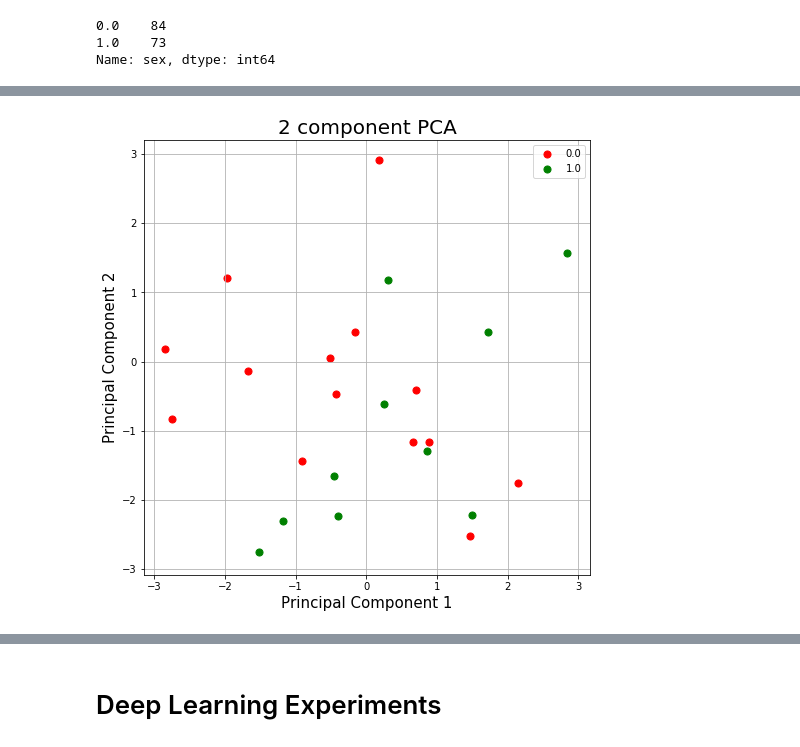
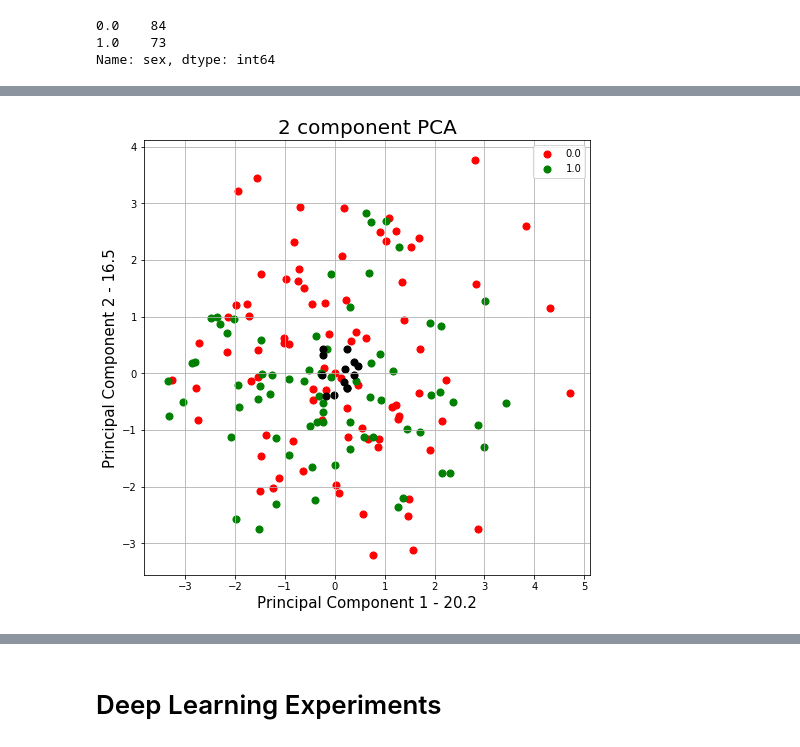
Before and after one commit to liammagee/data-analytics, a Jupyter notebook: ACF.ipynb, the cells around one changed output, grey strips where cells are left out. Saved outputs shown, nothing was run; the diff lists cells and outputs as text; code cells hidden in the pictures.

```diff
--- a/ACF.ipynb
+++ b/ACF.ipynb
@@ -506,7 +486,7 @@ syd = ["2000", "2006", "2007", "2008", "2009", "2010", "2011", "2015", "2016", "
         "2083", "2250", "2251", "2256", "2257", "2258", "2259", "2260", "2261", "2262", "2263", "2775"]
 # %%
 ds_syd = ds.data[ds.data.Q4.isin(syd)]
-ds_syd = ds_syd.assign(Q4 = acf_syd.Q4.astype('int32'))
+ds_syd = ds_syd.assign(Q4 = ds_syd.Q4.astype('int32'))
 # %%
 seifa_syd = seifa[seifa.postcode.isin(map(int, syd))]
 seifa_syd.set_index(seifa_syd.postcode.astype('int32'), drop = True, inplace = True)
@@ -522,6 +502,7 @@ d_syd.set_index(d_syd.POA_CODE16.astype('int32'), drop = True, inplace = True)
 #### Add weighted averages
 # %%
 score_vars = [x for x in ds.data.columns if 'score_' in x]
+score_vars = cols_consumption
 # %%
 # Arts
 # score_gallery_avg = acf_syd.groupby('Q4').apply(lambda x: np.average(x['score_gallery'], weights = x.WEIGHT) )
@@ -911,12 +951,7 @@ ds_syd_merged = ds_syd_merged.assign(
 # %%
 ds_syd_merged = ds_syd_merged[ds_syd_merged['soc8cla'] < 9.]
 # %%
-cols_corr = ["score_music_consumption",
-            "score_heritage_consumption",
-            "score_art_consumption",
-            "score_literature_consumption",
-            "score_television_consumption",
-            "score_sports_consumption",
+cols_corr = score_vars + [
             "soc8cla",
             "age",
             "edu",
@@ -1006,8 +1056,8 @@ from sklearn.decomposition import PCA
 pca = PCA(n_components=2)
 principalComponents = pca.fit_transform(x)
 principalDf = pd.DataFrame(data = principalComponents
-             , columns = ['principal component 1', 'principal component 2'])
-finalDf = pd.concat([principalDf, ds_syd_merged[['sex']]], axis = 1)
+             , columns = ['principal component 1', 'principal component 2'], index = ds_syd_merged.index)
+finalDf = pd.concat([principalDf, ds_syd_merged.loc[:,['sex']]], axis = 1)
 # %%
 finalDf['sex'].value_counts()
 # %% [output]
@@ -1017,18 +1103,19 @@ Name: sex, dtype: int64
 # %%
 fig = plt.figure(figsize = (8,8))
 ax = fig.add_subplot(1,1,1)
-ax.set_xlabel('Principal Component 1', fontsize = 15)
-ax.set_ylabel('Principal Component 2', fontsize = 15)
+ax.set_xlabel('Principal Component 1 - ' + str((100*pca.explained_variance_ratio_[0]).round(1)), fontsize = 15)
+ax.set_ylabel('Principal Component 2 - ' + str((100*pca.explained_variance_ratio_[1]).round(1)), fontsize = 15)
 ax.set_title('2 component PCA', fontsize = 20)
 targets = [0., 1.]
 colors = ['r', 'g', 'b']
 for target, color in zip(targets,colors):
     indicesToKeep = finalDf['sex'] == target
     ax.scatter(finalDf.loc[indicesToKeep, 'principal component 1']
                , finalDf.loc[indicesToKeep, 'principal component 2']
                , c = color
                , s = 50)
+ax.scatter(pca.components_[0], pca.components_[1], c = 'k', s = 50)
 ax.legend(targets)
 ax.grid()
 # %% [output]
-[figure, old version]
+[figure, new version]
```
Also changed, not shown: parts of 42 cells of this notebook, 1 other file.
